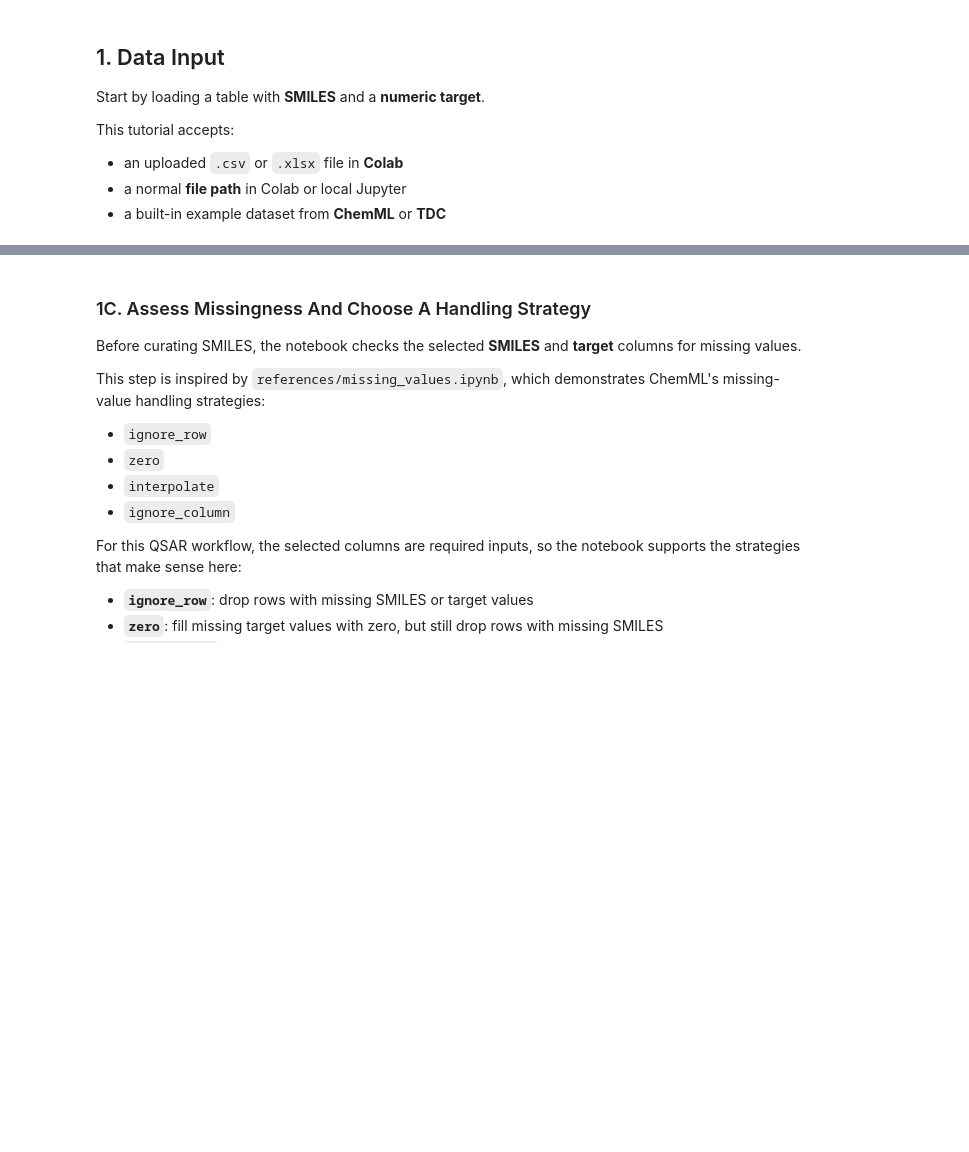
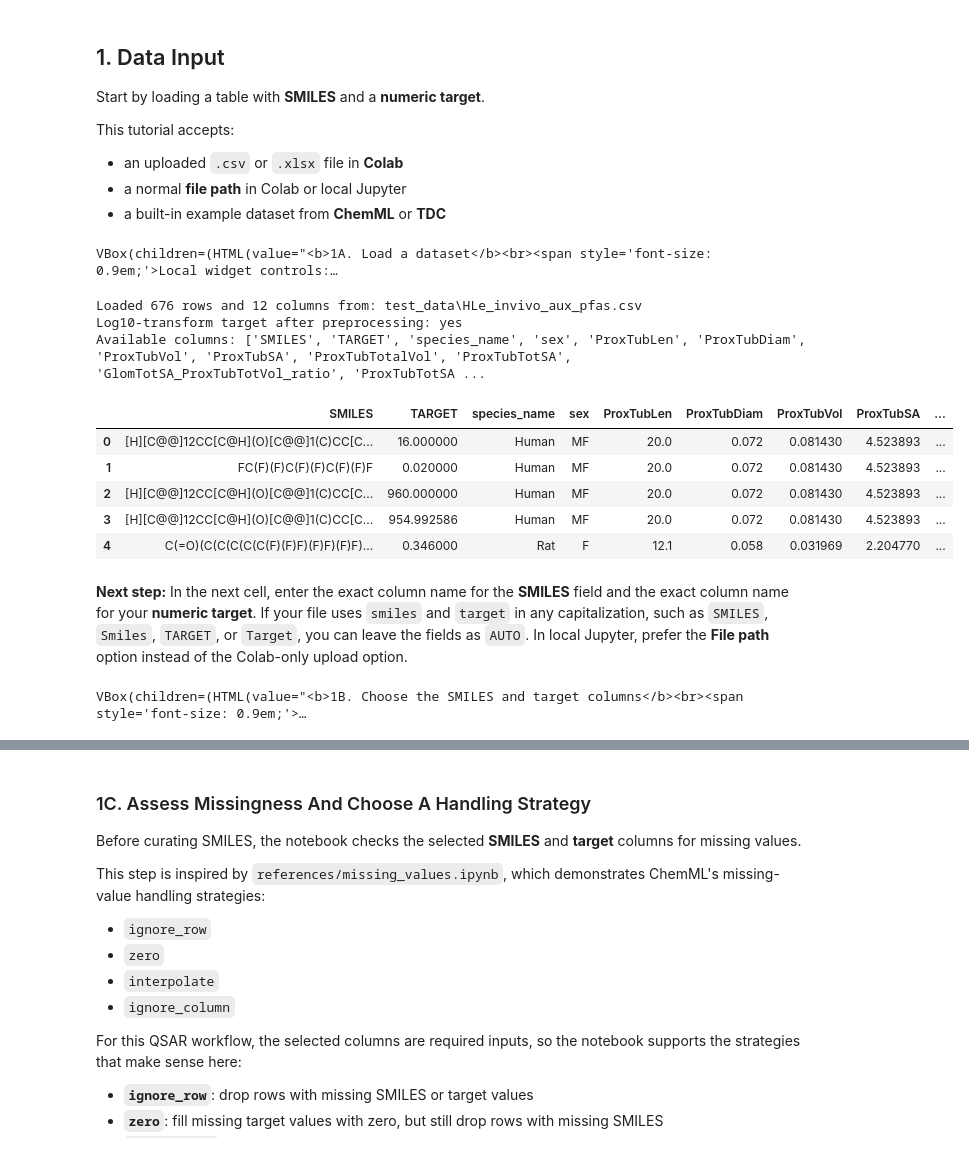
Before and after one commit to ScottCoffin/AutoQSAR, a Jupyter notebook: portable_colab_qsar_bundle/colab_qsar_tutorial.ipynb, the cells around one changed output, grey strips where cells are left out. Cells and saved outputs as stored; diff of their text form; code cells hidden in the pictures; blank space fills up the shorter version.

```diff
--- a/portable_colab_qsar_bundle/colab_qsar_tutorial.ipynb
+++ b/portable_colab_qsar_bundle/colab_qsar_tutorial.ipynb
@@ -1611,8 +1779,11 @@ This tutorial accepts:
 # Local widget controls for: 1A. Load a dataset
 if not globals().get("IN_COLAB", False):
     if "ensure_local_form_display" not in globals():
-        raise RuntimeError("Local widget helpers are not initialized. Run step 0 first.")
-    ensure_local_form_display('1A. Load a dataset', '94a1f79e', [{'name': 'data_source', 'label': 'data source', 'widget_kind': 'choice', 'default': 'Example dataset', 'options': ['Upload CSV/XLSX (Colab only)', 'File path', 'Example dataset']}, {'name': 'example_dataset', 'label': 'example dataset', 'widget_kind': 'choice', 'default': 'ChemML | organic_density', 'options': ['ChemML | organic_density', 'ChemML | cep_homo', 'ChemML | xyz_polarizability', 'ChemML | comp_energy', 'ChemML | crystal_structures', 'TDC | ADME | caco2_wang', 'TDC | ADME | lipophilicity_astrazeneca', 'TDC | ADME | solubility_aqsoldb', 'TDC | ADME | ppbr_az', 'TDC | ADME | vdss_lombardo', 'TDC | ADME | half_life_obach', 'TDC | ADME | clearance_hepatocyte_az', 'TDC | ADME | clearance_microsome_az', 'TDC | Tox | ld50_zhu']}, {'name': 'dataset_file_path', 'label': 'dataset file path', 'widget_kind': 'string', 'default': '/content/drive/MyDrive/your_dataset.csv'}, {'name': 'log10_transform_target', 'label': 'log10 transform target', 'widget_kind': 'boolean', 'default': True}, {'name': 'preview_rows', 'label': 'preview rows', 'widget_kind': 'slider', 'default': 5, 'min': 3, 'max': 15, 'step': 1}])
+        print("Local widget helpers are not initialized. Run step 0 first, then rerun this controls cell.")
+    else:
+        ensure_local_form_display('1A. Load a dataset', '59bce4b6', [{'name': 'data_source', 'label': 'data source', 'widget_kind': 'choice', 'default': 'Example dataset', 'options': ['Upload CSV/XLSX (Colab only)', 'File path', 'Example dataset']}, {'name': 'example_dataset', 'label': 'example dataset', 'widget_kind': 'choice', 'default': 'ChemML | organic_density', 'options': ['ChemML | organic_density', 'ChemML | cep_homo', 'ChemML | xyz_polarizability', 'ChemML | comp_energy', 'ChemML | crystal_structures', 'TDC | ADME | caco2_wang', 'TDC | ADME | lipophilicity_astrazeneca', 'TDC | ADME | solubility_aqsoldb', 'TDC | ADME | ppbr_az', 'TDC | ADME | vdss_lombardo', 'TDC | ADME | half_life_obach', 'TDC | ADME | clearance_hepatocyte_az', 'TDC | ADME | clearance_microsome_az', 'TDC | Tox | ld50_zhu']}, {'name': 'dataset_file_path', 'label': 'dataset file path', 'widget_kind': 'string', 'default': '/content/drive/MyDrive/your_dataset.csv'}, {'name': 'log10_transform_target', 'label': 'log10 transform target', 'widget_kind': 'boolean', 'default': True}, {'name': 'preview_rows', 'label': 'preview rows', 'widget_kind': 'slider', 'default': 5, 'min': 3, 'max': 15, 'step': 1}])
+# %% [output]
+VBox(children=(HTML(value="<b>1A. Load a dataset</b><br><span style='font-size: 0.9em;'>Local widget controls:…
 # %%
 # @title 1A. Load a dataset { display-mode: "form" }
 data_source = "Example dataset" # @param ["Upload CSV/XLSX (Colab only)", "File path", "Example dataset"]
@@ -1622,10 +1793,15 @@ log10_transform_target = True # @param {type:"boolean"}
 preview_rows = 5 # @param {type:"slider", min:3, max:15, step:1}
 
 if not globals().get('IN_COLAB', False):
-    if 'read_local_form_values' not in globals():
-        raise RuntimeError("Local widget helpers are not initialized. Run step 0 first.")
-    _local_form_id = '94a1f79e'
-    _local_form_values = read_local_form_values('94a1f79e', [{'name': 'data_source', 'label': 'data source', 'widget_kind': 'choice', 'default': 'Example dataset', 'options': ['Upload CSV/XLSX (Colab only)', 'File path', 'Example dataset']}, {'name': 'example_dataset', 'label': 'example dataset', 'widget_kind': 'choice', 'default': 'ChemML | organic_density', 'options': ['ChemML | organic_density', 'ChemML | cep_homo', 'ChemML | xyz_polarizability', 'ChemML | comp_energy', 'ChemML | crystal_structures', 'TDC | ADME | caco2_wang', 'TDC | ADME | lipophilicity_astrazeneca', 'TDC | ADME | solubility_aqsoldb', 'TDC | ADME | ppbr_az', 'TDC | ADME | vdss_lombardo', 'TDC | ADME | half_life_obach', 'TDC | ADME | clearance_hepatocyte_az', 'TDC | ADME | clearance_microsome_az', 'TDC | Tox | ld50_zhu']}, {'name': 'dataset_file_path', 'label': 'dataset file path', 'widget_kind': 'string', 'default': '/content/drive/MyDrive/your_dataset.csv'}, {'name': 'log10_transform_target', 'label': 'log10 transform target', 'widget_kind': 'boolean', 'default': True}, {'name': 'preview_rows', 'label': 'preview rows', 'widget_kind': 'slider', 'default': 5, 'min': 3, 'max': 15, 'step': 1}])
+    if 'read_local_form_values' not in globals() or 'ensure_local_form_display' not in globals():
+        print("Local widget helpers are not initialized. Run step 0 first.")
+        _local_form_values = {item['name']: item['default'] for item in [{'name': 'data_source', 'label': 'data source', 'widget_kind': 'choice', 'default': 'Example dataset', 'options': ['Upload CSV/XLSX (Colab only)', 'File path', 'Example dataset']}, {'name': 'example_dataset', 'label': 'example dataset', 'widget_kind': 'choice', 'default': 'ChemML | organic_density', 'options': ['ChemML | organic_density', 'ChemML | cep_homo', 'ChemML | xyz_polarizability', 'ChemML | comp_energy', 'ChemML | crystal_structures', 'TDC | ADME | caco2_wang', 'TDC | ADME | lipophilicity_astrazeneca', 'TDC | ADME | solubility_aqsoldb', 'TDC | ADME | ppbr_az', 'TDC | ADME | vdss_lombardo', 'TDC | ADME | half_life_obach', 'TDC | ADME | clearance_hepatocyte_az', 'TDC | ADME | clearance_microsome_az', 'TDC | Tox | ld50_zhu']}, {'name': 'dataset_file_path', 'label': 'dataset file path', 'widget_kind': 'string', 'default': '/content/drive/MyDrive/your_dataset.csv'}, {'name': 'log10_transform_target', 'label': 'log10 transform target', 'widget_kind': 'boolean', 'default': True}, {'name': 'preview_rows', 'label': 'preview rows', 'widget_kind': 'slider', 'default': 5, 'min': 3, 'max': 15, 'step': 1}] if item.get('widget_kind') != 'markdown'}
+    else:
+        _local_form_id = '59bce4b6'
+        if 'LOCAL_FORM_STATE' in globals() and _local_form_id not in LOCAL_FORM_STATE:
+            ensure_local_form_display('1A. Load a dataset', '59bce4b6', [{'name': 'data_source', 'label': 'data source', 'widget_kind': 'choice', 'default': 'Example dataset', 'options': ['Upload CSV/XLSX (Colab only)', 'File path', 'Example dataset']}, {'name': 'example_dataset', 'label': 'example dataset', 'widget_kind': 'choice', 'default': 'ChemML | organic_density', 'options': ['ChemML | organic_density', 'ChemML | cep_homo', 'ChemML | xyz_polarizability', 'ChemML | comp_energy', 'ChemML | crystal_structures', 'TDC | ADME | caco2_wang', 'TDC | ADME | lipophilicity_astrazeneca', 'TDC | ADME | solubility_aqsoldb', 'TDC | ADME | ppbr_az', 'TDC | ADME | vdss_lombardo', 'TDC | ADME | half_life_obach', 'TDC | ADME | clearance_hepatocyte_az', 'TDC | ADME | clearance_microsome_az', 'TDC | Tox | ld50_zhu']}, {'name': 'dataset_file_path', 'label': 'dataset file path', 'widget_kind': 'string', 'default': '/content/drive/MyDrive/your_dataset.csv'}, {'name': 'log10_transform_target', 'label': 'log10 transform target', 'widget_kind': 'boolean', 'default': True}, {'name': 'preview_rows', 'label': 'preview rows', 'widget_kind': 'slider', 'default': 5, 'min': 3, 'max': 15, 'step': 1}])
+            print("Local widgets displayed above. Adjust them and rerun this cell if needed.")
+        _local_form_values = read_local_form_values('59bce4b6', [{'name': 'data_source', 'label': 'data source', 'widget_kind': 'choice', 'default': 'Example dataset', 'options': ['Upload CSV/XLSX (Colab only)', 'File path', 'Example dataset']}, {'name': 'example_dataset', 'label': 'example dataset', 'widget_kind': 'choice', 'default': 'ChemML | organic_density', 'options': ['ChemML | organic_density', 'ChemML | cep_homo', 'ChemML | xyz_polarizability', 'ChemML | comp_energy', 'ChemML | crystal_structures', 'TDC | ADME | caco2_wang', 'TDC | ADME | lipophilicity_astrazeneca', 'TDC | ADME | solubility_aqsoldb', 'TDC | ADME | ppbr_az', 'TDC | ADME | vdss_lombardo', 'TDC | ADME | half_life_obach', 'TDC | ADME | clearance_hepatocyte_az', 'TDC | ADME | clearance_microsome_az', 'TDC | Tox | ld50_zhu']}, {'name': 'dataset_file_path', 'label': 'dataset file path', 'widget_kind': 'string', 'default': '/content/drive/MyDrive/your_dataset.csv'}, {'name': 'log10_transform_target', 'label': 'log10 transform target', 'widget_kind': 'boolean', 'default': True}, {'name': 'preview_rows', 'label': 'preview rows', 'widget_kind': 'slider', 'default': 5, 'min': 3, 'max': 15, 'step': 1}])
     data_source = _local_form_values['data_source']
     example_dataset = _local_form_values['example_dataset']
     dataset_file_path = _local_form_values['dataset_file_path']
@@ -1686,40 +1862,56 @@ if STATE.get("tdc_metadata") is not None:
             "Official TDC leaderboard best model: "
             f"{leaderboard_summary['model']}"
         )
+        if leaderboard_summary.get("rank"):
+            print(f"Official TDC leaderboard rank: {leaderboard_summary['rank']}")
         if leaderboard_summary.get("metric_name") and leaderboard_summary.get("metric_value"):
             print(
                 "Official TDC leaderboard best metric: "
                 f"{leaderboard_summary['metric_name']} = {leaderboard_summary['metric_value']}"
             )
         if leaderboard_summary.get("dataset_split"):
             print(
                 "Official TDC leaderboard split: "
                 f"{leaderboard_summary['dataset_split']}"
             )
         if leaderboard_summary.get("url"):
             print(f"Official TDC leaderboard page: {leaderboard_summary['url']}")
     else:
         STATE["tdc_leaderboard_summary"] = None
         if leaderboard_error:
             print(
                 "Official TDC leaderboard summary could not be retrieved in this session: "
                 f"{leaderboard_error}"
             )
 display(raw_df.head(preview_rows))
 if STATE.get("tdc_metadata") is not None:
     display_note(
         "**Next step:** In the next cell, you can usually leave both fields as `AUTO`. "
         "The TDC loader has already standardized the table to `smiles` and `target` columns."
     )
 else:
     display_note(
         "**Next step:** In the next cell, enter the exact column name for the **SMILES** field and the exact column name for your **numeric target**. "
         "If your file uses `smiles` and `target` in any capitalization, such as `SMILES`, `Smiles`, `TARGET`, or `Target`, you can leave the fields as `AUTO`. "
         "In local Jupyter, prefer the **File path** option instead of the Colab-only upload option."
     )
+# %% [output]
+Loaded 676 rows and 12 columns from: test_data\HLe_invivo_aux_pfas.csv
+Log10-transform target after preprocessing: yes
+Available columns: ['SMILES', 'TARGET', 'species_name', 'sex', 'ProxTubLen', 'ProxTubDiam', 'ProxTubVol', 'ProxTubSA', 'ProxTubTotalVol', 'ProxTubTotSA', 'GlomTotSA_ProxTubTotVol_ratio', 'ProxTubTotSA ...
+|  | SMILES | TARGET | species_name | sex | ProxTubLen | ProxTubDiam | ProxTubVol | ProxTubSA | ... |
+| 0 | [H][C@@]12CC[C@H](O)[C@@]1(C)CC[C... | 16.000000 | Human | MF | 20.0 | 0.072 | 0.081430 | 4.523893 | ... |
+| 1 | FC(F)(F)C(F)(F)C(F)(F)F | 0.020000 | Human | MF | 20.0 | 0.072 | 0.081430 | 4.523893 | ... |
+| 2 | [H][C@@]12CC[C@H](O)[C@@]1(C)CC[C... | 960.000000 | Human | MF | 20.0 | 0.072 | 0.081430 | 4.523893 | ... |
+| 3 | [H][C@@]12CC[C@H](O)[C@@]1(C)CC[C... | 954.992586 | Human | MF | 20.0 | 0.072 | 0.081430 | 4.523893 | ... |
+| 4 | C(=O)(C(C(C(C(C(F)(F)F)(F)F)(F)F)... | 0.346000 | Rat | F | 12.1 | 0.058 | 0.031969 | 2.204770 | ... |
+**Next step:** In the next cell, enter the exact column name for the **SMILES** field and the exact column name for your **numeric target**. If your file uses `smiles` and `target` in any capitalization, such as `SMILES`, `Smiles`, `TARGET`, or `Target`, you can leave the fields as `AUTO`. In local Jupyter, prefer the **File path** option instead of the Colab-only upload option.
 # %%
 # Local widget controls for: 1B. Choose the SMILES and target columns
 if not globals().get("IN_COLAB", False):
     if "ensure_local_form_display" not in globals():
-        raise RuntimeError("Local widget helpers are not initialized. Run step 0 first.")
-    ensure_local_form_display('1B. Choose the SMILES and target columns', '8848b48f', [{'name': 'smiles_column', 'label': 'smiles column', 'widget_kind': 'string', 'default': 'AUTO'}, {'name': 'target_column', 'label': 'target column', 'widget_kind': 'string', 'default': 'AUTO'}, {'name': 'preview_selected_rows', 'label': 'preview selected rows', 'widget_kind': 'slider', 'default': 5, 'min': 3, 'max': 15, 'step': 1}])
+        print("Local widget helpers are not initialized. Run step 0 first, then rerun this controls cell.")
+    else:
+        ensure_local_form_display('1B. Choose the SMILES and target columns', '1f60ca1a', [{'name': 'smiles_column', 'label': 'smiles column', 'widget_kind': 'string', 'default': 'AUTO'}, {'name': 'target_column', 'label': 'target column', 'widget_kind': 'string', 'default': 'AUTO'}, {'name': 'use_only_smiles_target', 'label': 'use only smiles target', 'widget_kind': 'boolean', 'default': True}, {'name': 'include_all_columns', 'label': 'include all columns', 'widget_kind': 'boolean', 'default': False}, {'name': 'include_auxiliary_columns', 'label': 'include auxiliary columns', 'widget_kind': 'boolean', 'default': False}, {'name': 'auxiliary_columns', 'label': 'auxiliary columns', 'widget_kind': 'string', 'default': ''}, {'name': 'preview_selected_rows', 'label': 'preview selected rows', 'widget_kind': 'slider', 'default': 5, 'min': 3, 'max': 15, 'step': 1}])
+# %% [output]
+VBox(children=(HTML(value="<b>1B. Choose the SMILES and target columns</b><br><span style='font-size: 0.9em;'>…
```
Also changed, not shown: parts of 59 cells of this notebook, 8 other files.
